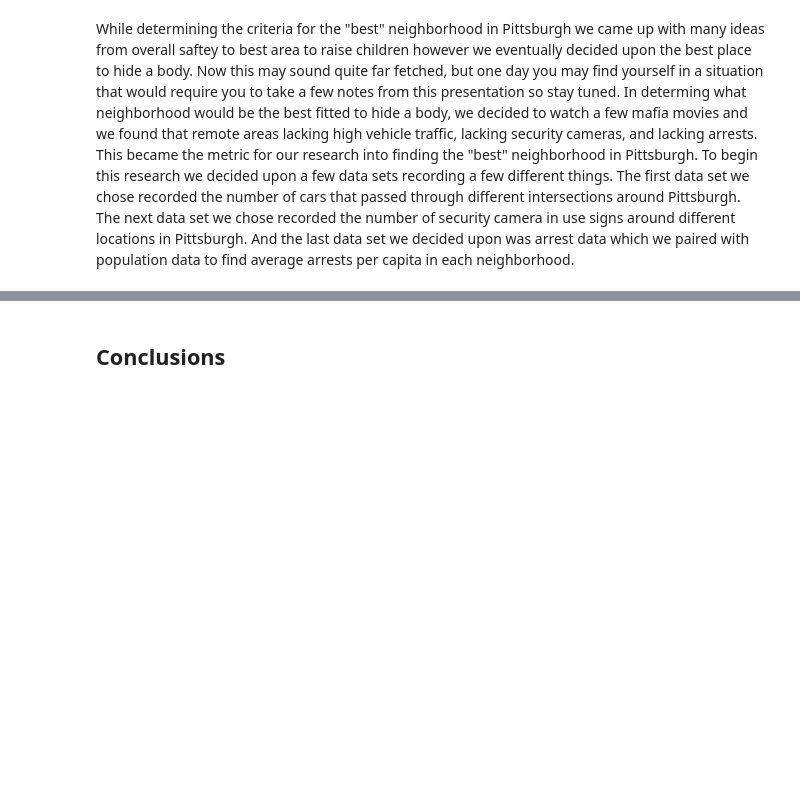
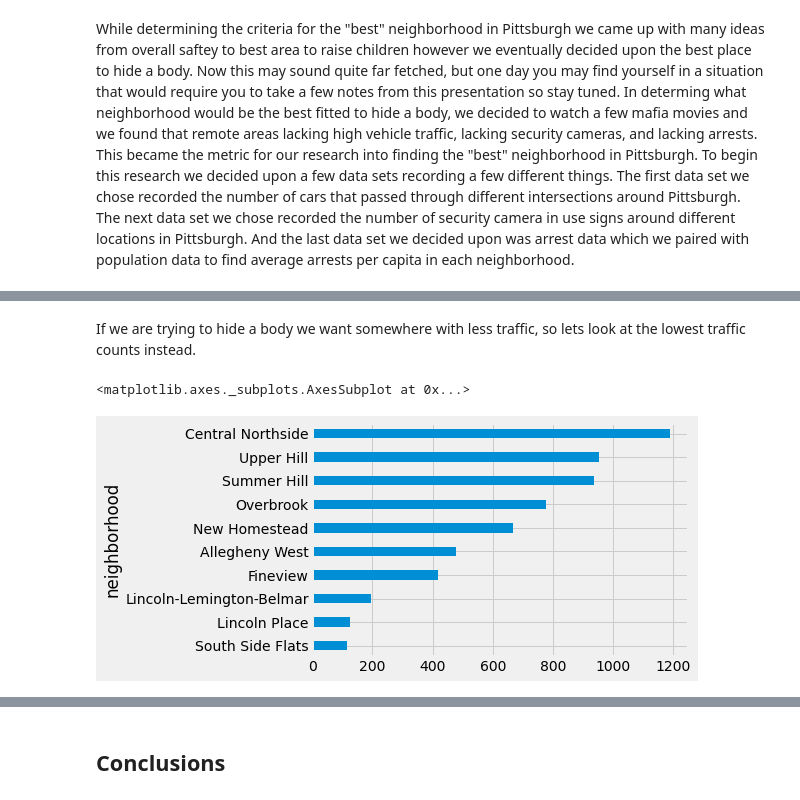
Before and after one commit to MattBartie/Harry-and-Matty-Final, a Jupyter notebook: MainCode.ipynb, the cells around one changed output, grey strips where cells are left out. Saved outputs shown, nothing was run; the diff lists cells and outputs as text; code cells hidden in the pictures; blank space fills up the shorter version.

```diff
--- a/MainCode.ipynb
+++ b/MainCode.ipynb
@@ -6,0 +34,9 @@ While determining the criteria for the "best" neighborhood in Pittsburgh we came
+# %% [markdown]
+If we are trying to hide a body we want somewhere with less traffic, so lets look at the lowest traffic counts instead.
+# %%
+neighborhoods = geopandas.read_file("Neighborhoods/Neighborhoods_.shp") # read in the shapefile
+
+num_traffic.sort_values(ascending=True)[:10].plot.barh(width = 0.4)
+# %% [output]
+<matplotlib.axes._subplots.AxesSubplot at 0x...>
+[figure, added]
```
Also changed, not shown: parts of 14 cells of this notebook.
